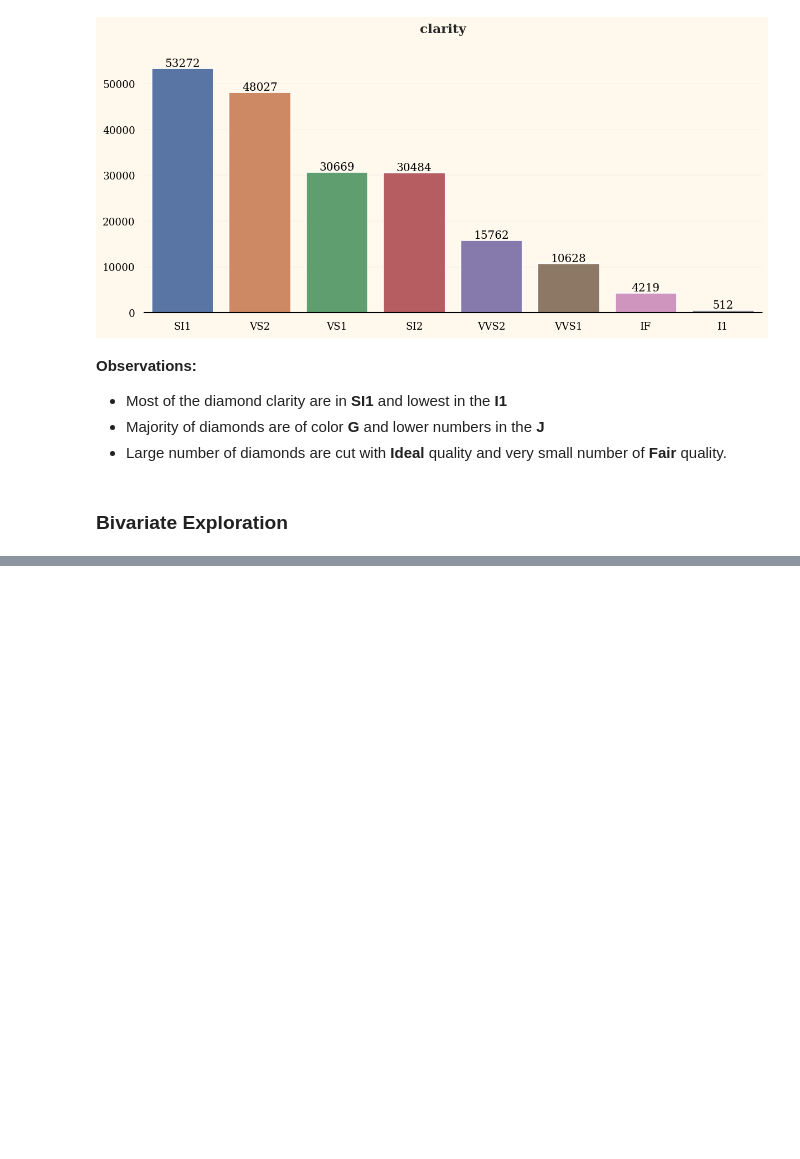
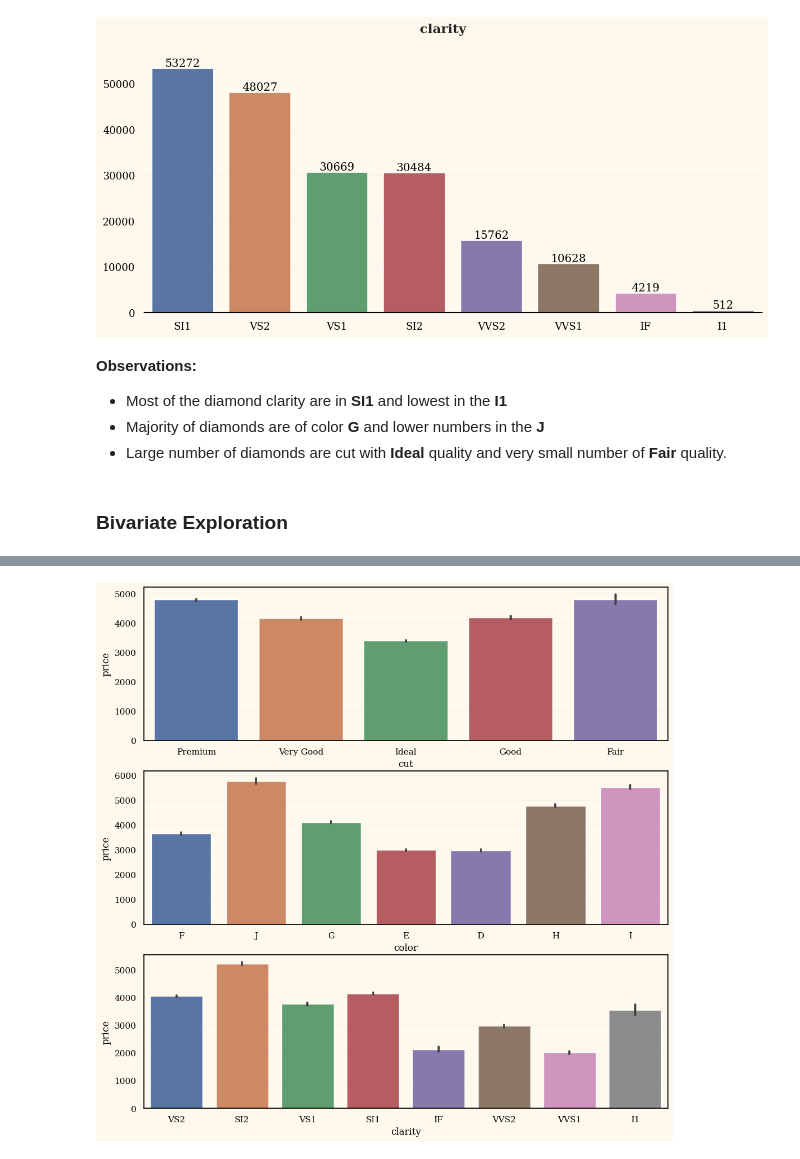
Before and after one commit to ashutosh-vaidya/Dimond_Price_Prediction, a Jupyter notebook: notebooks/EDA.ipynb, the cells around one changed output, grey strips where cells are left out. Drawn from its saved outputs; the diff is of its cells as text; code cells hidden in the pictures; blank space fills up the shorter version.

```diff
--- a/notebooks/EDA.ipynb
+++ b/notebooks/EDA.ipynb
@@ -381,0 +419,9 @@ for col in cat_features:
+# %%
+target = "price"
+index, rows = 0,3
+fig, axs = plt.subplots(nrows=rows, figsize=(12,12))
+for row in range(rows):
+    sns.barplot(x = categorical_columns[index], y = target, data =df,  ax=axs[row])
+    index += 1
+# %% [output]
+[figure, added]
```
Also changed, not shown: parts of 13 cells of this notebook.
